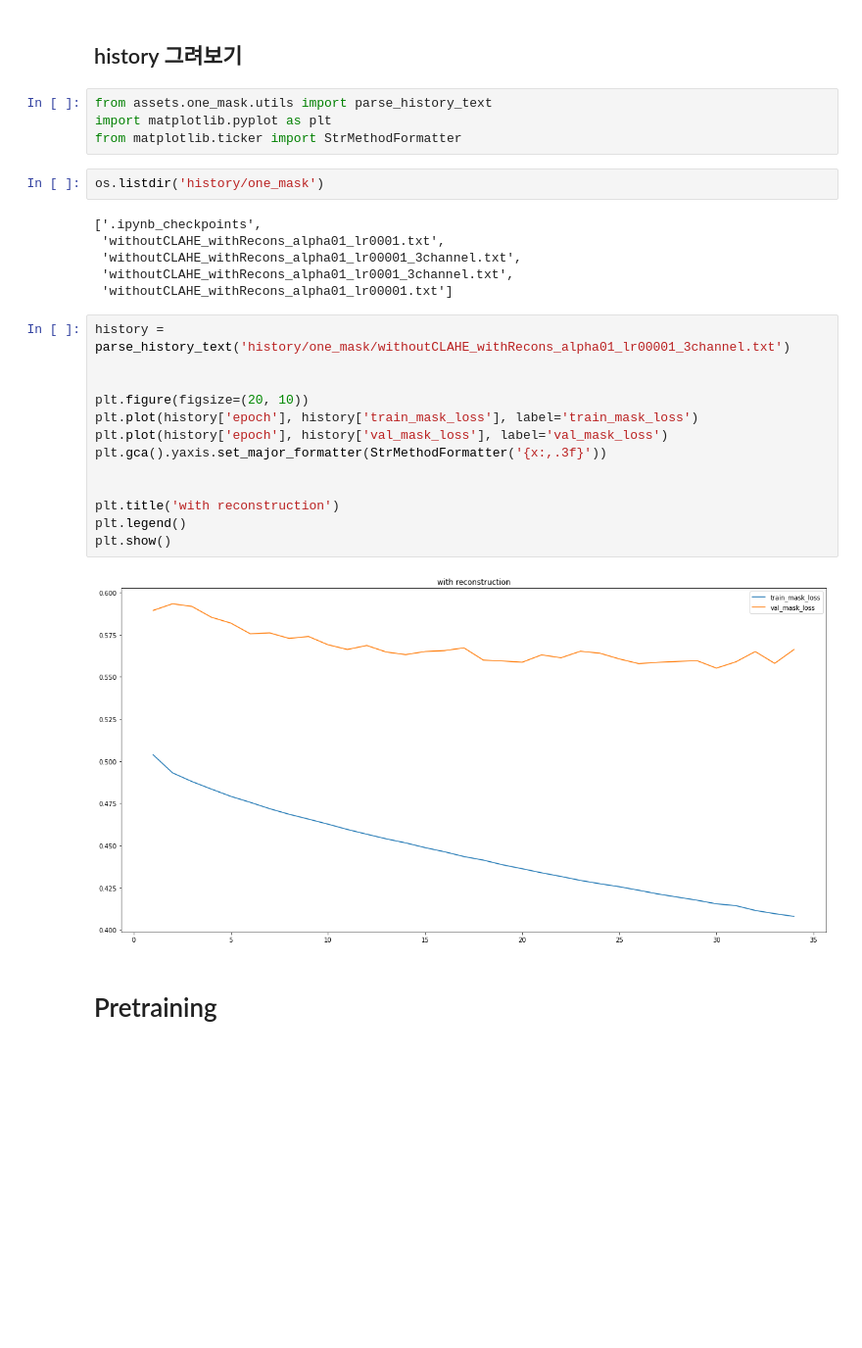
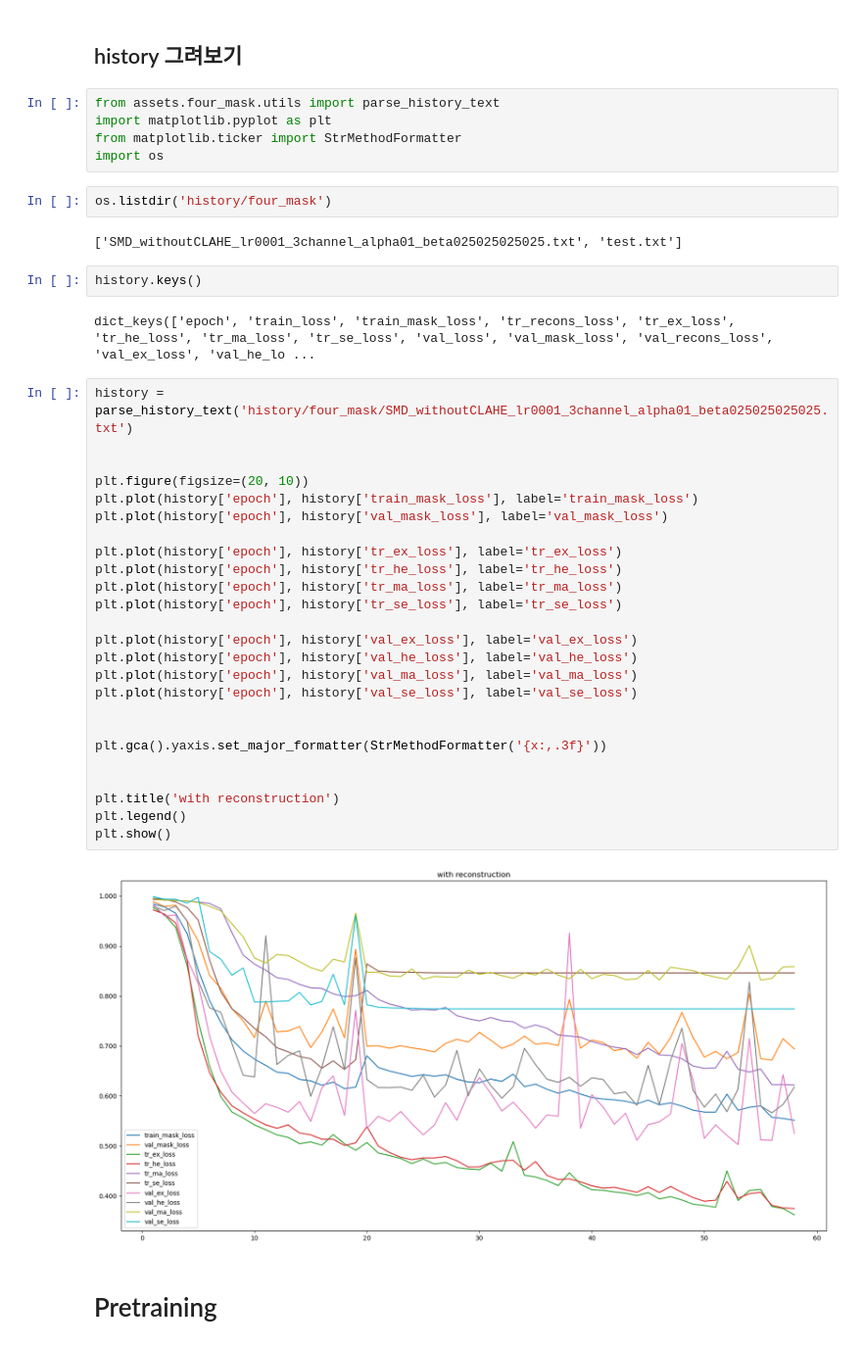
Before and after one commit to ktm379/DR-GeuAl, a Jupyter notebook: code/train_mk_gcp.ipynb, the cells around one changed output. Shown: that part at 98% size. Cells and saved outputs as stored; diff of their text form; blank space fills up the shorter version.

Commit message:
edit four_mask

```diff
--- a/code/train_mk_gcp.ipynb
+++ b/code/train_mk_gcp.ipynb
@@ -82,32 +82,45 @@ KeyboardInterrupt:
 # %% [markdown]
 ## history 그려보기
 # %%
-from assets.one_mask.utils import parse_history_text
+from assets.four_mask.utils import parse_history_text
 import matplotlib.pyplot as plt
 from matplotlib.ticker import StrMethodFormatter
+import os
 # %%
-os.listdir('history/one_mask')
+os.listdir('history/four_mask')
 # %% [output]
-['.ipynb_checkpoints',
- 'withoutCLAHE_withRecons_alpha01_lr0001.txt',
- 'withoutCLAHE_withRecons_alpha01_lr00001_3channel.txt',
- 'withoutCLAHE_withRecons_alpha01_lr0001_3channel.txt',
- 'withoutCLAHE_withRecons_alpha01_lr00001.txt']
+['SMD_withoutCLAHE_lr0001_3channel_alpha01_beta025025025025.txt', 'test.txt']
+# %%
+history.keys()
+# %% [output]
+dict_keys(['epoch', 'train_loss', 'train_mask_loss', 'tr_recons_loss', 'tr_ex_loss', 'tr_he_loss', 'tr_ma_loss', 'tr_se_loss', 'val_loss', 'val_mask_loss', 'val_recons_loss', 'val_ex_loss', 'val_he_lo ...
 # %%
-history = parse_history_text('history/one_mask/withoutCLAHE_withRecons_alpha01_lr00001_3channel.txt')
+history = parse_history_text('history/four_mask/SMD_withoutCLAHE_lr0001_3channel_alpha01_beta025025025025.txt')
 
 
 plt.figure(figsize=(20, 10))
 plt.plot(history['epoch'], history['train_mask_loss'], label='train_mask_loss')
 plt.plot(history['epoch'], history['val_mask_loss'], label='val_mask_loss')
+
+plt.plot(history['epoch'], history['tr_ex_loss'], label='tr_ex_loss')
+plt.plot(history['epoch'], history['tr_he_loss'], label='tr_he_loss')
+plt.plot(history['epoch'], history['tr_ma_loss'], label='tr_ma_loss')
+plt.plot(history['epoch'], history['tr_se_loss'], label='tr_se_loss')
+
+plt.plot(history['epoch'], history['val_ex_loss'], label='val_ex_loss')
+plt.plot(history['epoch'], history['val_he_loss'], label='val_he_loss')
+plt.plot(history['epoch'], history['val_ma_loss'], label='val_ma_loss')
+plt.plot(history['epoch'], history['val_se_loss'], label='val_se_loss')
+
+
 plt.gca().yaxis.set_major_formatter(StrMethodFormatter('{x:,.3f}'))
 
 
 plt.title('with reconstruction')
 plt.legend()
 plt.show()
 # %% [output]
-[figure, old version]
+[figure, new version]
 # %% [markdown]
 # Pretraining
 # %%
```
Also changed, not shown: 2 other files.
